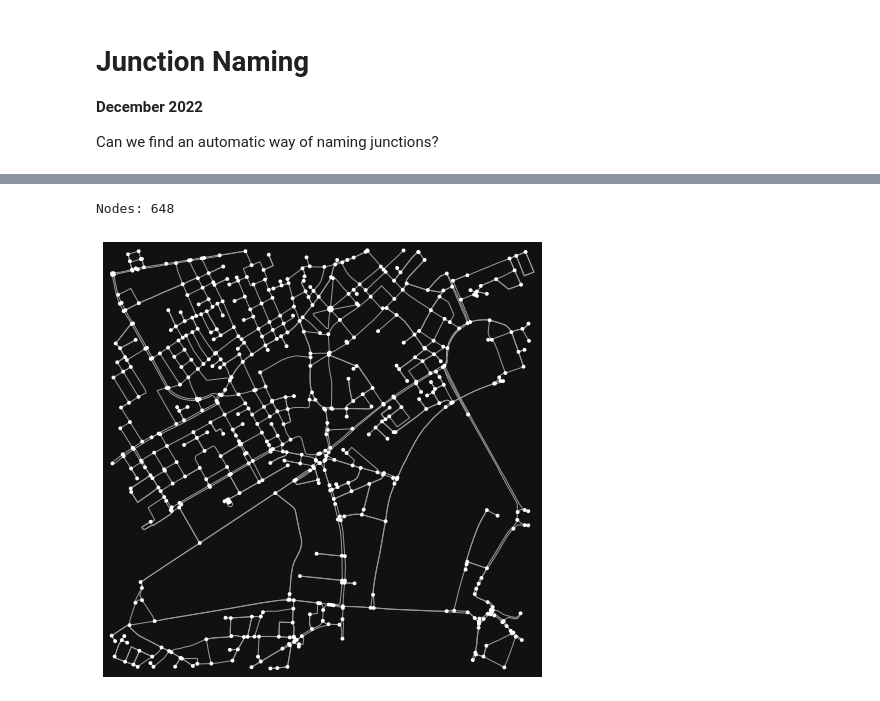
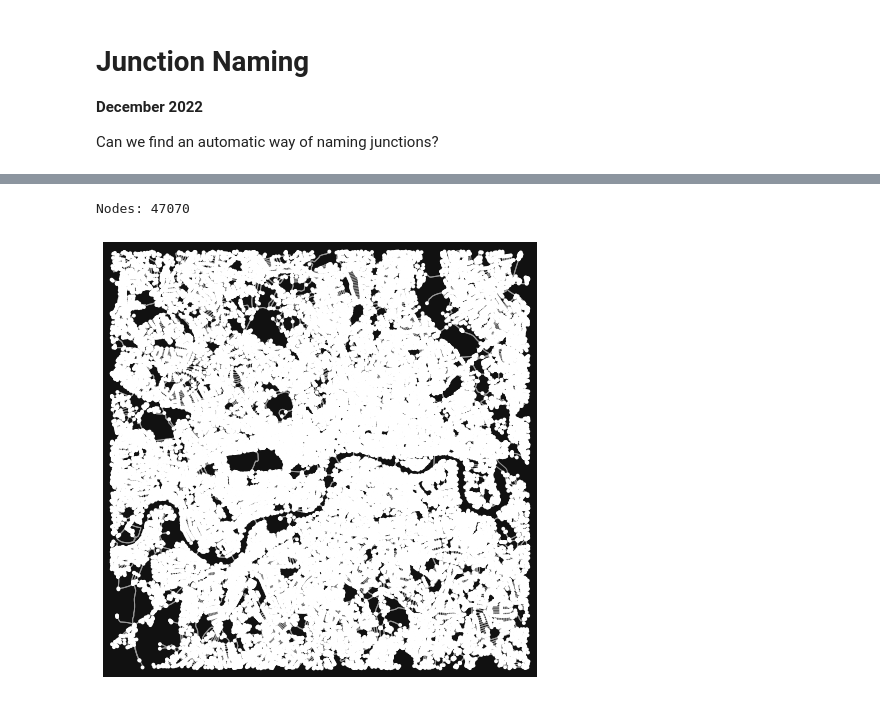
Before and after one commit to londoncyclingcampaign/lcc-dangerous-junctions, a Jupyter notebook: notebooks/junction-naming.ipynb, the cells around one changed output, grey strips where cells are left out. Saved outputs shown, nothing was run; the diff lists cells and outputs as text; code cells hidden in the pictures.

```diff
--- a/notebooks/junction-naming.ipynb
+++ b/notebooks/junction-naming.ipynb
@@ -18,12 +36,12 @@ warnings.simplefilter(action='ignore', category=FutureWarning)
 # %%
 G1 = ox.graph_from_address(
     'London, UK',
     network_type='drive',
-    dist=1000
+    dist=10000
 )
 
 print(f'Nodes: {len(G1.nodes)}')
 ox.plot_graph(G1);
 # %% [output]
-Nodes: 648
+Nodes: 47070
-[figure, old version]
+[figure, new version]
```
Also changed, not shown: parts of 13 cells of this notebook.
